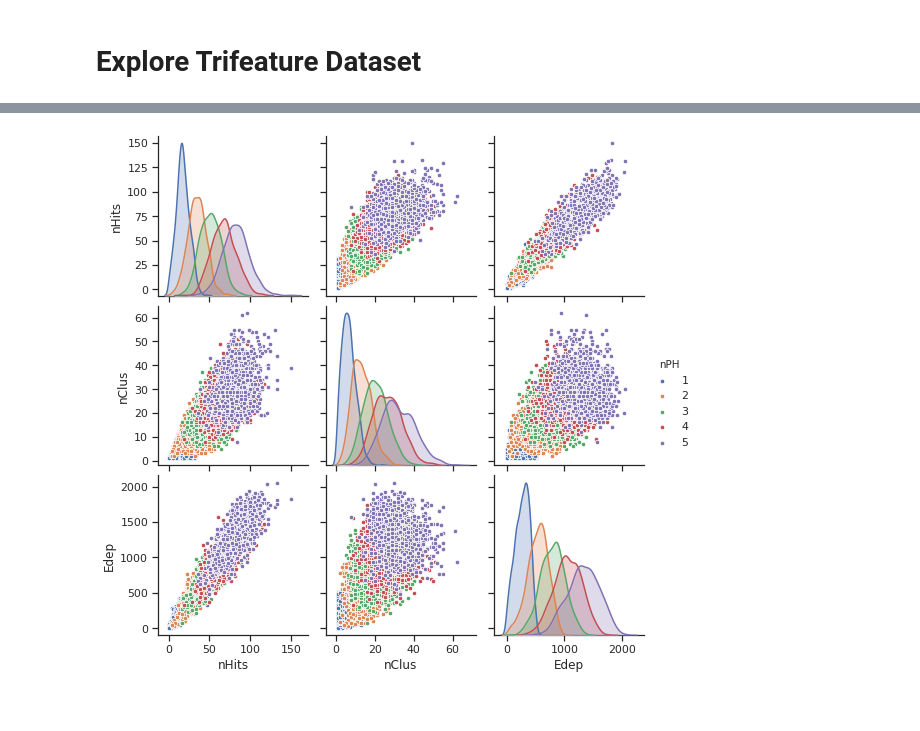
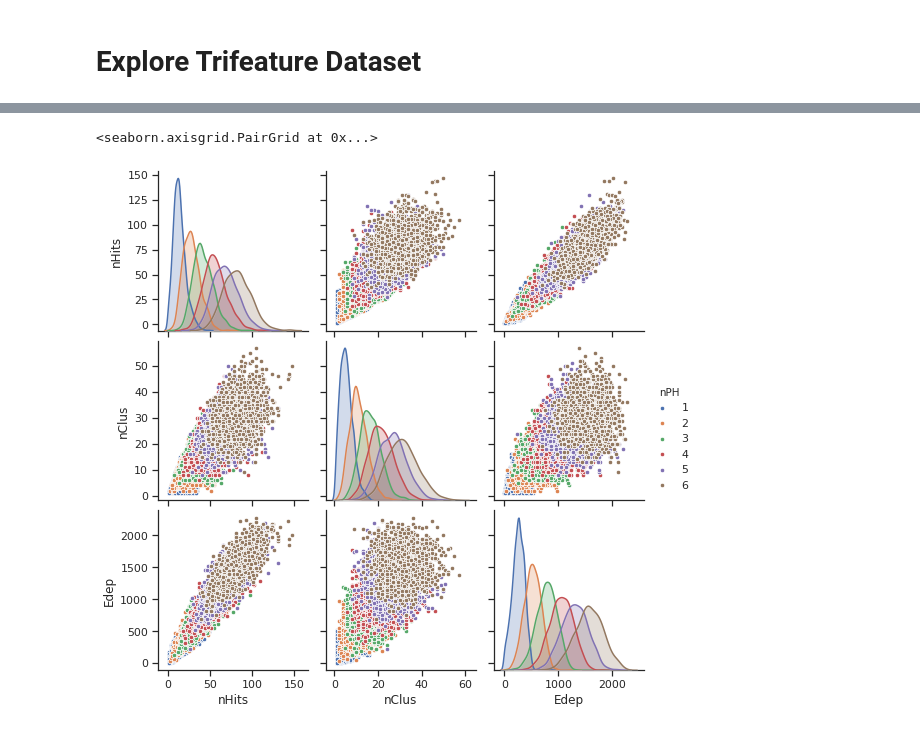
Before and after one commit to janmayer/NeuLAND-reconstruction-ml, a Jupyter notebook: trifeature/02-trifeature-explore.ipynb, the cells around one changed output, grey strips where cells are left out. Saved outputs shown, nothing was run; the diff lists cells and outputs as text; code cells hidden in the pictures.

Commit message:
More trifeature

```diff
--- a/trifeature/02-trifeature-explore.ipynb
+++ b/trifeature/02-trifeature-explore.ipynb
@@ -25,0 +12,7 @@ print(data)
+# %%
+files = [
+    filename_for(15, 30, 600, 500, n, "inclxx", s, "trifeature.pkl") for n in [1, 2, 3, 4, 5, 6] for s in range(20)
+]
+dfs = [pd.read_pickle(file) for file in files]
+data = pd.concat(dfs, ignore_index=True)
+display(data)
@@ -78,6 +67,10 @@ import seaborn as sns
 # %%
-sample = data[data["nPH"] > 0].sample(frac=0.001)
+import matplotlib.pyplot as plt
+import seaborn as sns
+
+sample = data[data["nPH"] > 0].sample(frac=0.01)
 sns.set(style="ticks", color_codes=True)
-sns.pairplot(sample, vars=["nHits", "nClus", "Edep"], hue="nPH", plot_kws={"s": 20});
+sns.pairplot(sample, vars=["nHits", "nClus", "Edep"], hue="nPH", plot_kws={"s": 20})
 # %% [output]
+<seaborn.axisgrid.PairGrid at 0x...>
-[figure, old version]
+[figure, new version]
```
Also changed, not shown: parts of 6 cells of this notebook, 5 other files.
